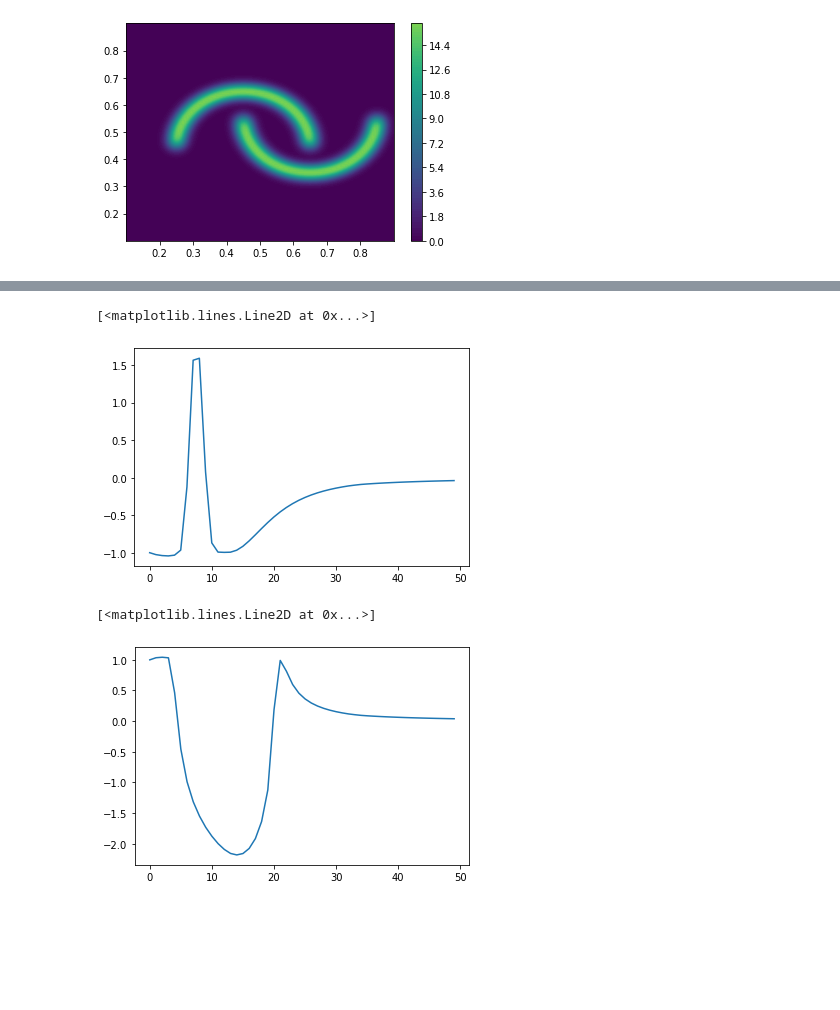
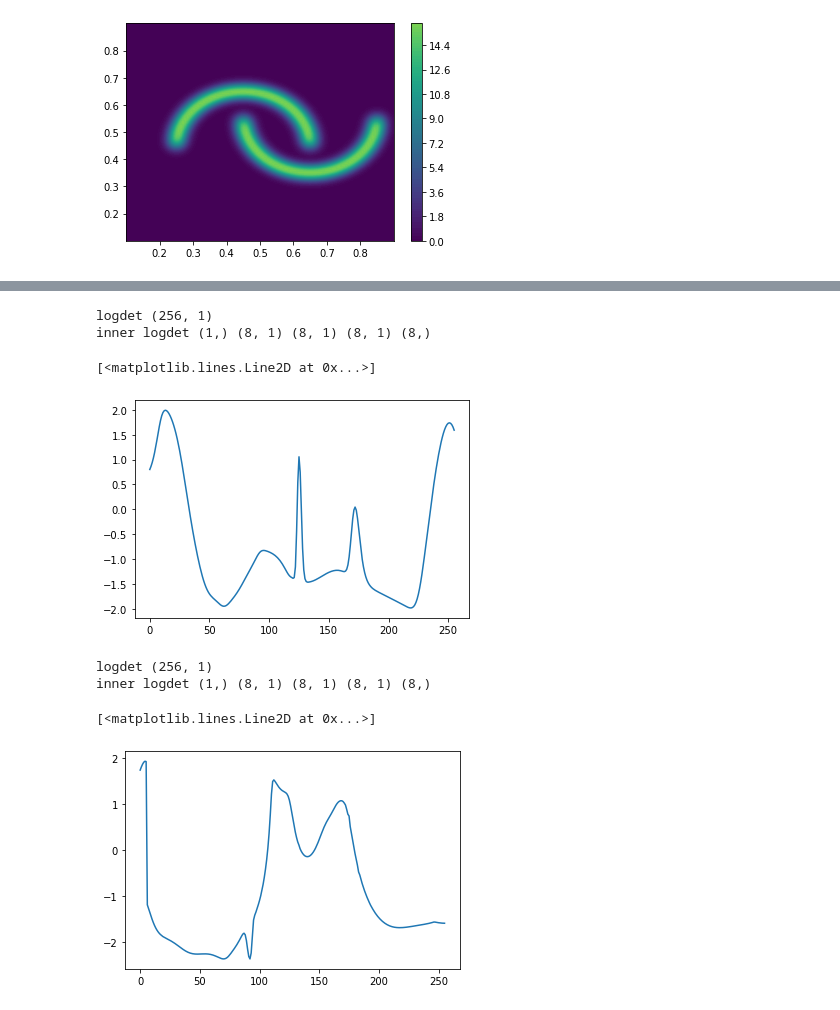
Before and after one commit to astrodeepnet/sbi_experiments, a Jupyter notebook: notebooks/score_matching/NF_score_matching.ipynb, the cells around one changed output, grey strips where cells are left out. Cells and saved outputs as stored; diff of their text form; code cells hidden in the pictures; blank space fills up the shorter version.

```diff
--- a/notebooks/score_matching/NF_score_matching.ipynb
+++ b/notebooks/score_matching/NF_score_matching.ipynb
@@ -183,10 +164,10 @@ def loss_fn(params, batch, score):
 # %%
-@jax.jit
-def loss_fn(params, batch, score):
-  out = jax.vmap(jax.grad(lambda x: model_NF.apply(params, x.reshape([1,2])).squeeze()))(batch) # Here we extract the grad of the model
-  return jnp.mean( jnp.sum((out - score)**2, axis=1))/1000.0
+# @jax.jit
+# def loss_fn(params, batch, score):
+#   out = jax.vmap(jax.grad(lambda x: model_NF.apply(params, x.reshape([1,2])).squeeze()))(batch) # Here we extract the grad of the model
+#   return jnp.mean( jnp.sum((out - score)**2, axis=1))/1000.0
 # %%
-learning_rate=0.001
+learning_rate=0.0002
 optimizer = optax.adam(learning_rate)
 opt_state = optimizer.init(params)
 # %%
@@ -202,7 +183,7 @@ def update(params, opt_state, batch, score):
 losses = []
 master_seed = hk.PRNGSequence(0)
 # %%
-for step in tqdm(range(5000)):
+for step in tqdm(range(10000)):
     batch, score = get_batch(next(master_seed))
     l, params, opt_state = update(params, opt_state, batch, score)
     losses.append(l)
@@ -305,6 +267,6 @@ params_b1 = hk.data_structures.filter(predicate, params)
 params_b1=hk.data_structures.to_mutable_dict(params_b1)
 params_b1={k.split('flow/')[1]:params_b1[k] for k in params_b1.keys()}
 # %%
-t = jnp.linspace(0,1)
-bij = coupl.apply(params_b1, t.reshape([50,1]))
+t = jnp.linspace(0.01,0.99,256)
+bij = coupl.apply(params_b1, t.reshape([256,1]))
 # %%
@@ -342,10 +284,14 @@ plot(t,inv)
 # %%
-plot(bij.forward_log_det_jacobian(t.reshape([50,1])))
+plot(bij.forward_log_det_jacobian(t.reshape([256,1])))
 # %% [output]
-[<matplotlib.lines.Line2D at 0x...>]
+logdet (256, 1)
+inner logdet (1,) (8, 1) (8, 1) (8, 1) (8,)
+[<matplotlib.lines.Line2D at 0x...>]
-[figure, old version]
+[figure, new version]
 # %%
-plot(bij.inverse_log_det_jacobian(t.reshape([50,1])))
+plot(bij.inverse_log_det_jacobian(t.reshape([256,1])))
 # %% [output]
-[<matplotlib.lines.Line2D at 0x...>]
+logdet (256, 1)
+inner logdet (1,) (8, 1) (8, 1) (8, 1) (8,)
+[<matplotlib.lines.Line2D at 0x...>]
-[figure, old version]
+[figure, new version]
```
Also changed, not shown: parts of 31 cells of this notebook.
